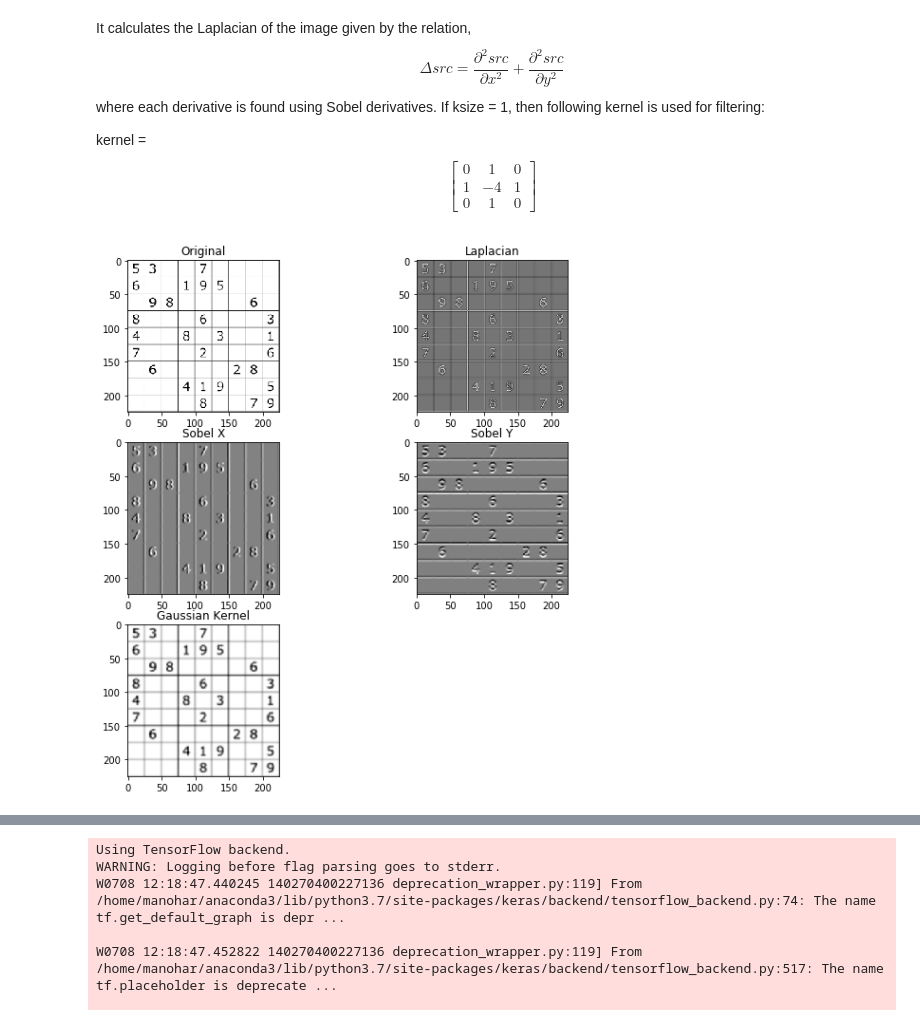
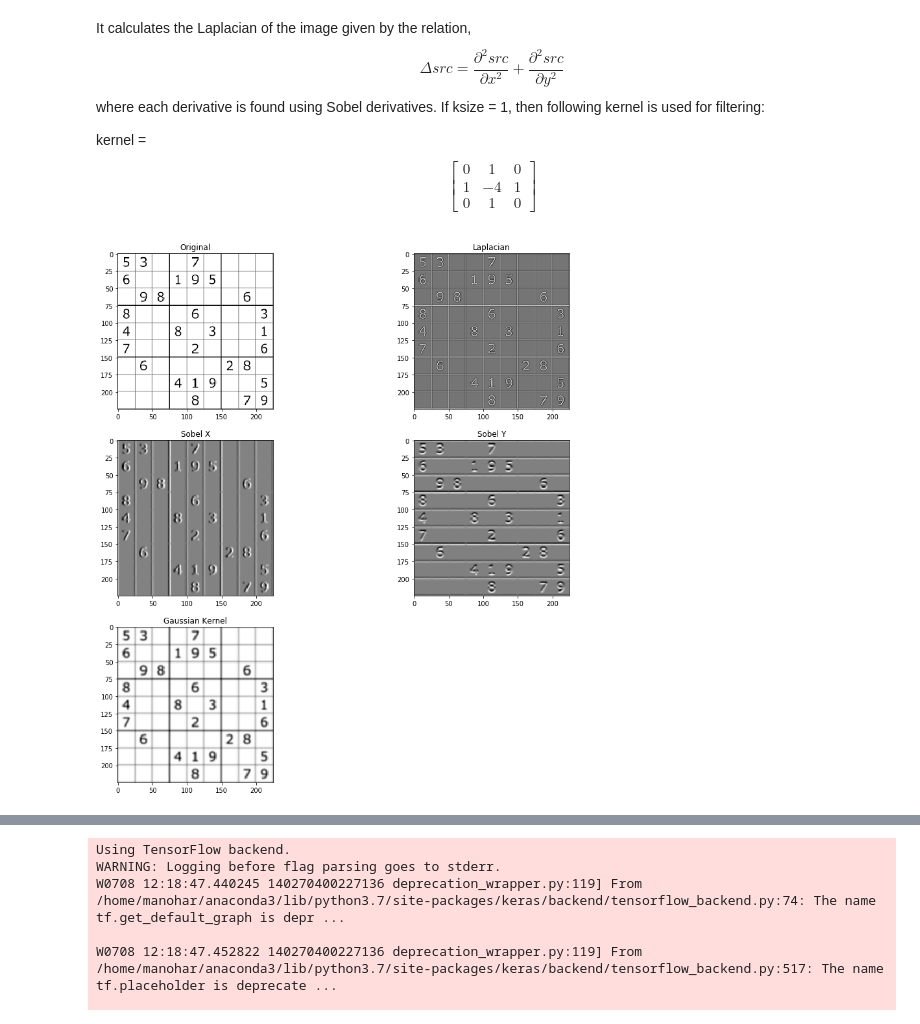
Before and after one commit to gitlost-murali/VisualizeNeuralStyleTransfer, a Jupyter notebook: Background-check.ipynb, the cells around one changed output, grey strips where cells are left out. Saved outputs shown, nothing was run; the diff lists cells and outputs as text; code cells hidden in the pictures.

```diff
--- a/Background-check.ipynb
+++ b/Background-check.ipynb
@@ -33,37 +51,37 @@ sobelx = cv2.Sobel(img,cv2.CV_64F,1,0,ksize=5)
 sobely = cv2.Sobel(img,cv2.CV_64F,0,1,ksize=5)
 
 
-fig = plt.figure(figsize=(10,10))
+fig = plt.figure(figsize=(15,15))
 
 # Plot actual image
 ax1 = fig.add_subplot(3,2,1)
 ax1.title.set_text('Original')
 ax1.imshow(img,cmap='gray')
 
 # Plot laplacian image
 ax2 = fig.add_subplot(3,2,2)
 ax2.imshow(laplacian,cmap='gray')
 ax2.title.set_text('Laplacian')
 
 # Plot SobelX image
 ax3 = fig.add_subplot(3,2,3)
 ax3.imshow(sobelx,cmap='gray')
 ax3.title.set_text('Sobel X')
 
 # Plot SobelY image
 ax4 = fig.add_subplot(3,2,4)
 ax4.imshow(sobely,cmap='gray')
 ax4.title.set_text('Sobel Y')
 
 # Plot Gaussian image
 blur = cv2.GaussianBlur(img,(5,5),0)
 ax5 = fig.add_subplot(3,2,5)
 ax5.imshow(blur,cmap='gray')
 ax5.title.set_text('Gaussian Kernel')
 
 
 
 
 plt.show()
 # %% [output]
-[figure, old version]
+[figure, new version]
```
Also changed, not shown: parts of 12 cells of this notebook, 1 other file.
